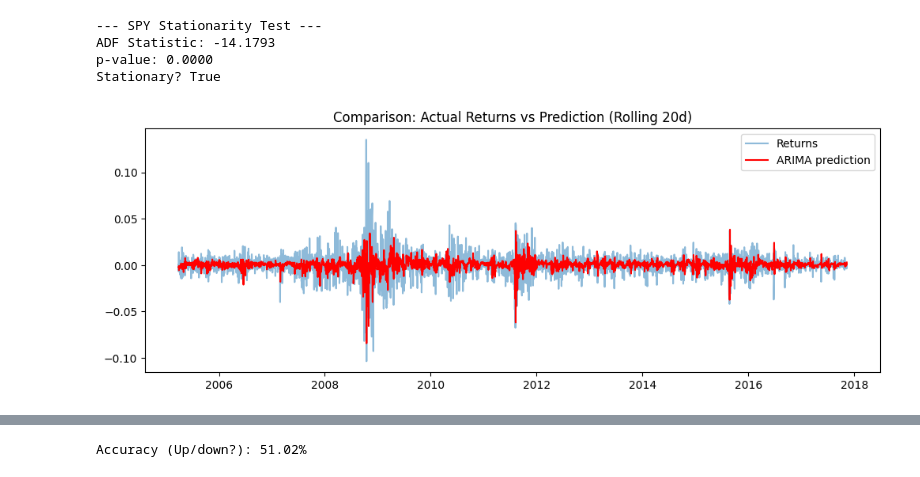
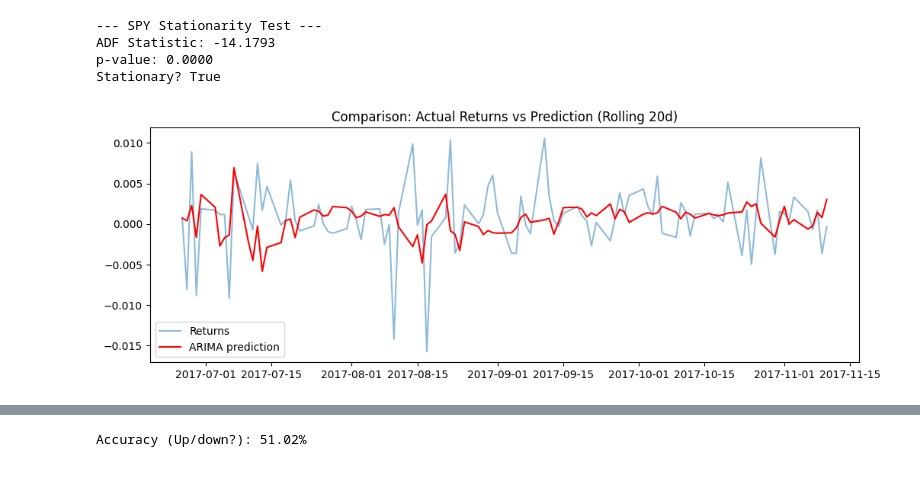
Before and after one commit to MariaNowacka/ml_project, a Jupyter notebook: notebooks/time_series.ipynb, the cells around one changed output, grey strips where cells are left out. Drawn from its saved outputs; the diff is of its cells as text; code cells hidden in the pictures.

```diff
--- a/notebooks/time_series.ipynb
+++ b/notebooks/time_series.ipynb
@@ -163,27 +163,27 @@ Stationary? True
 # %%
 window = 20
 results = []
 
 for i in range(len(df_spy) - window):
     train_window = df_spy['Returns'].iloc[i:i+window]
     # ARIMA(1,0,1) - d=0 logreturns are already stationary
     model = ARIMA(train_window, order=(2, 0, 0)).fit()
     forecast = model.forecast(steps=1).values[0]
     results.append(forecast)
 
 # results DF (omit first 20 days)
 df_eval = df_spy.iloc[window:].copy()
 df_eval['Pred_Return'] = results
 
 # comparison plot - last 100 days for readability
 plt.figure(figsize=(12, 4))
-plt.plot(df_eval['Returns'], label='Returns', alpha=0.5)
-plt.plot(df_eval['Pred_Return'], label='ARIMA prediction', color='red')
+plt.plot(df_eval['Returns'].iloc[-100:], label='Returns', alpha=0.5)
+plt.plot(df_eval['Pred_Return'].iloc[-100:], label='ARIMA prediction', color='red')
 plt.title('Comparison: Actual Returns vs Prediction (Rolling 20d)')
 plt.legend()
 plt.show()
 # %% [output]
-[figure, old version]
+[figure, new version]
 # %%
 # SPY test
 model_test = ARIMA(df_spy['Returns'].tail(100), order=(2, 0, 0)).fit()
```
Also changed, not shown: parts of 9 cells of this notebook.
